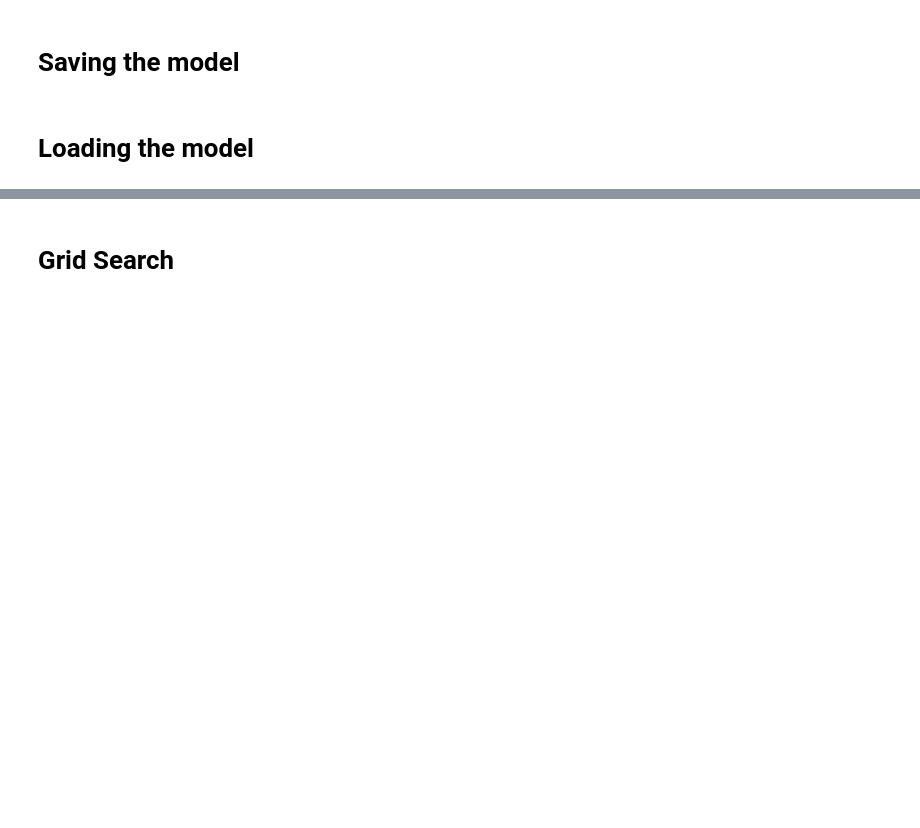
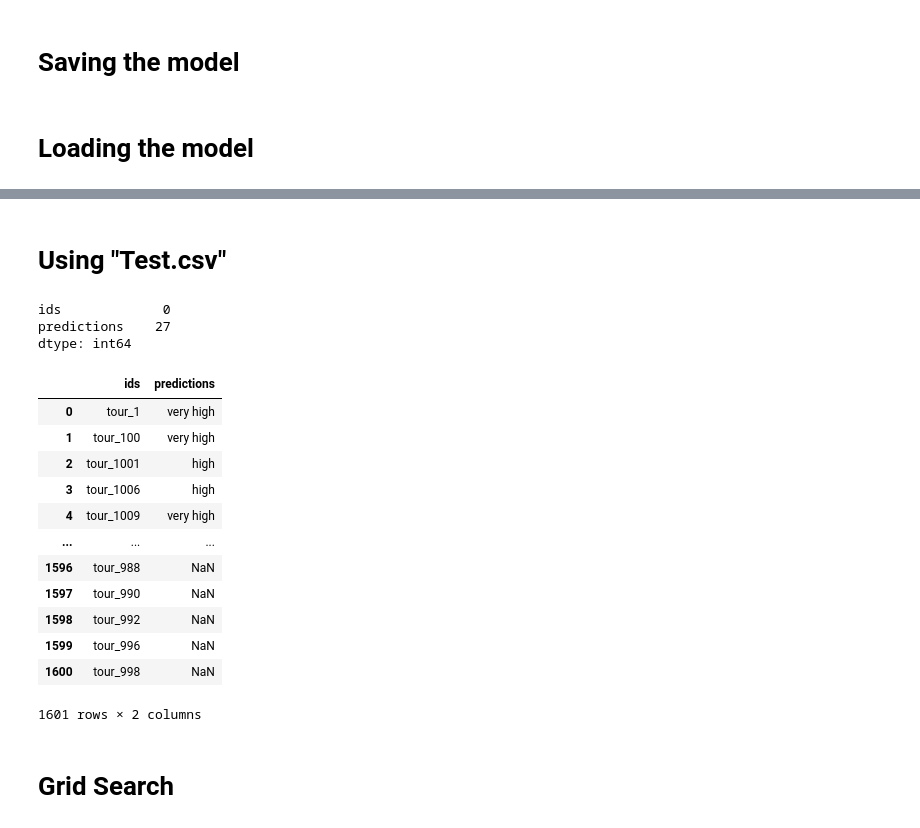
Before and after one commit to ismileusmilenot/ds-tourism-project, a Jupyter notebook: 3_Modeling.ipynb, the cells around one changed output, grey strips where cells are left out. Cells and saved outputs as stored; diff of their text form; code cells hidden in the pictures; blank space fills up the shorter version.

```diff
--- a/3_Modeling.ipynb
+++ b/3_Modeling.ipynb
@@ -314,3 +342,37 @@ model
+# %% [markdown]
+# Using "Test.csv"
+# %%
+reat_test_dataset = pd.read_csv('data/Test.csv')
+# %%
+ids = reat_test_dataset['ID']
+
+real_test = clean_dataset(reat_test_dataset)
+
+model = ModelSerializer('models/best_model.sav').load()
+real_predictions =  pd.Series(model.predict(real_test), name='Predictions')
+
+# Concatenate the Series and ndarray into a DataFrame
+result_df = pd.concat([ids, real_predictions], axis=1)
+result_df.columns = ['ids', 'predictions']
+print(result_df.isna().sum())
+result_df
+# %% [output]
+ids             0
+predictions    27
+dtype: int64
+|  | ids | predictions |
+| 0 | tour_1 | very high |
+| 1 | tour_100 | very high |
+| 2 | tour_1001 | high |
+| 3 | tour_1006 | high |
+| 4 | tour_1009 | very high |
+| ... | ... | ... |
+| 1596 | tour_988 | NaN |
+| 1597 | tour_990 | NaN |
+| 1598 | tour_992 | NaN |
+| 1599 | tour_996 | NaN |
+| 1600 | tour_998 | NaN |
+1601 rows × 2 columns
 # %% [markdown]
 # Grid Search
 # %%
```
Also changed, not shown: parts of 12 cells of this notebook, 3 other files.
